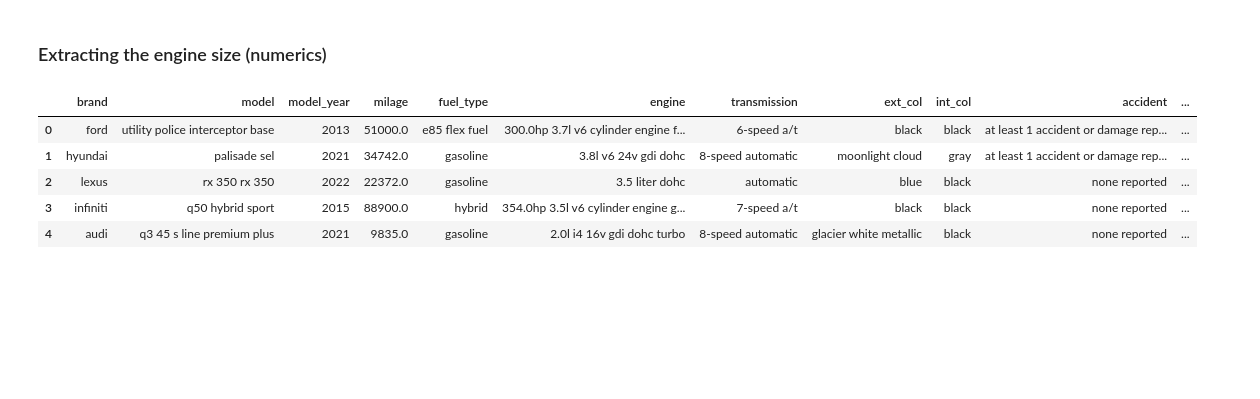
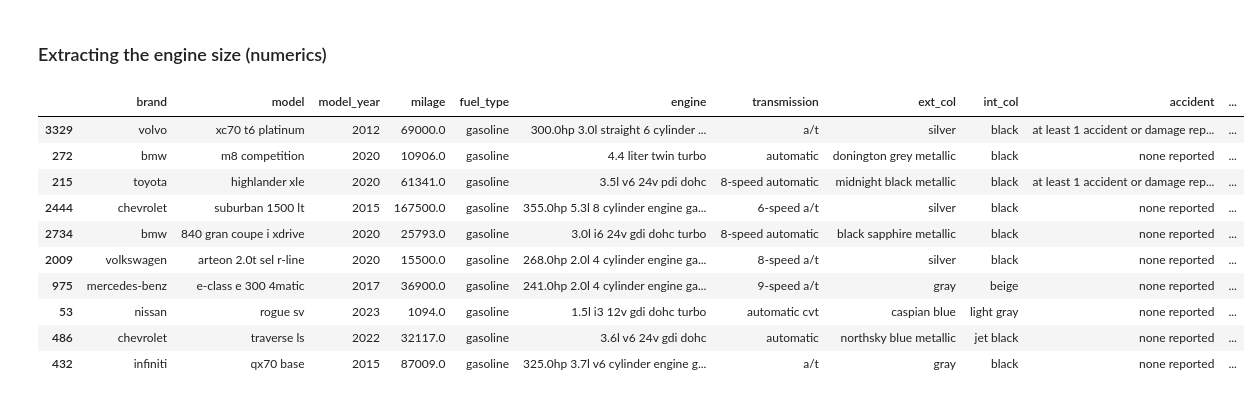
Before and after one commit to SydAt1/Car-Price-Predictions, a Jupyter notebook: Car Price Predictions/notebook/03_feature_engineering.ipynb, the cells around one changed output. Saved outputs shown, nothing was run; the diff lists cells and outputs as text; code cells hidden in the pictures; blank space fills up the shorter version.

Commit message:
Feature engineering and statistical tests on car data

```diff
--- a/Car Price Predictions/notebook/03_feature_engineering.ipynb
+++ b/Car Price Predictions/notebook/03_feature_engineering.ipynb
@@ -116,15 +116,22 @@ P-Value: 0.0
 # %% [markdown]
 ### Extracting the engine size (numerics)
 # %%
-car_data['engine_size'] = car_data['engine'].str.extract(r'(\d+\.\d+|\d+)').astype(float)
+import re
+# Extract engine size in liters (e.g., "3.7L")
+car_data['engine_size'] = car_data['engine'].str.extract(r'(\d+(?:\.\d+)?)\s*[lL]', flags=re.IGNORECASE).astype(float)
-# %%
-car_data.head()
-# %% [output]
-|  | brand | model | model_year | milage | fuel_type | engine | transmission | ext_col | int_col | accident | ... |
-| 0 | ford | utility police interceptor base | 2013 | 51000.0 | e85 flex fuel | 300.0hp 3.7l v6 cylinder engine f... | 6-speed a/t | black | black | at least 1 accident or damage rep... | ... |
-| 1 | hyundai | palisade sel | 2021 | 34742.0 | gasoline | 3.8l v6 24v gdi dohc | 8-speed automatic | moonlight cloud | gray | at least 1 accident or damage rep... | ... |
-| 2 | lexus | rx 350 rx 350 | 2022 | 22372.0 | gasoline | 3.5 liter dohc | automatic | blue | black | none reported | ... |
-| 3 | infiniti | q50 hybrid sport | 2015 | 88900.0 | hybrid | 354.0hp 3.5l v6 cylinder engine g... | 7-speed a/t | black | black | none reported | ... |
-| 4 | audi | q3 45 s line premium plus | 2021 | 9835.0 | gasoline | 2.0l i4 16v gdi dohc turbo | 8-speed automatic | glacier white metallic | black | none reported | ... |
+# %%
+car_data.sample(10)
+# %% [output]
+|  | brand | model | model_year | milage | fuel_type | engine | transmission | ext_col | int_col | accident | ... |
+| 3329 | volvo | xc70 t6 platinum | 2012 | 69000.0 | gasoline | 300.0hp 3.0l straight 6 cylinder ... | a/t | silver | black | at least 1 accident or damage rep... | ... |
+| 272 | bmw | m8 competition | 2020 | 10906.0 | gasoline | 4.4 liter twin turbo | automatic | donington grey metallic | black | none reported | ... |
+| 215 | toyota | highlander xle | 2020 | 61341.0 | gasoline | 3.5l v6 24v pdi dohc | 8-speed automatic | midnight black metallic | black | at least 1 accident or damage rep... | ... |
+| 2444 | chevrolet | suburban 1500 lt | 2015 | 167500.0 | gasoline | 355.0hp 5.3l 8 cylinder engine ga... | 6-speed a/t | silver | black | none reported | ... |
+| 2734 | bmw | 840 gran coupe i xdrive | 2020 | 25793.0 | gasoline | 3.0l i6 24v gdi dohc turbo | 8-speed automatic | black sapphire metallic | black | none reported | ... |
+| 2009 | volkswagen | arteon 2.0t sel r-line | 2020 | 15500.0 | gasoline | 268.0hp 2.0l 4 cylinder engine ga... | 8-speed a/t | silver | black | none reported | ... |
+| 975 | mercedes-benz | e-class e 300 4matic | 2017 | 36900.0 | gasoline | 241.0hp 2.0l 4 cylinder engine ga... | 9-speed a/t | gray | beige | none reported | ... |
+| 53 | nissan | rogue sv | 2023 | 1094.0 | gasoline | 1.5l i3 12v gdi dohc turbo | automatic cvt | caspian blue | light gray | none reported | ... |
+| 486 | chevrolet | traverse ls | 2022 | 32117.0 | gasoline | 3.6l v6 24v gdi dohc | automatic | northsky blue metallic | jet black | none reported | ... |
+| 432 | infiniti | qx70 base | 2015 | 87009.0 | gasoline | 325.0hp 3.7l v6 cylinder engine g... | a/t | gray | black | none reported | ... |
 # %%
 car_data.to_csv('../data/raw/used_cars_engineered.csv', index=False)
```
Also changed, not shown: 1 other file.
